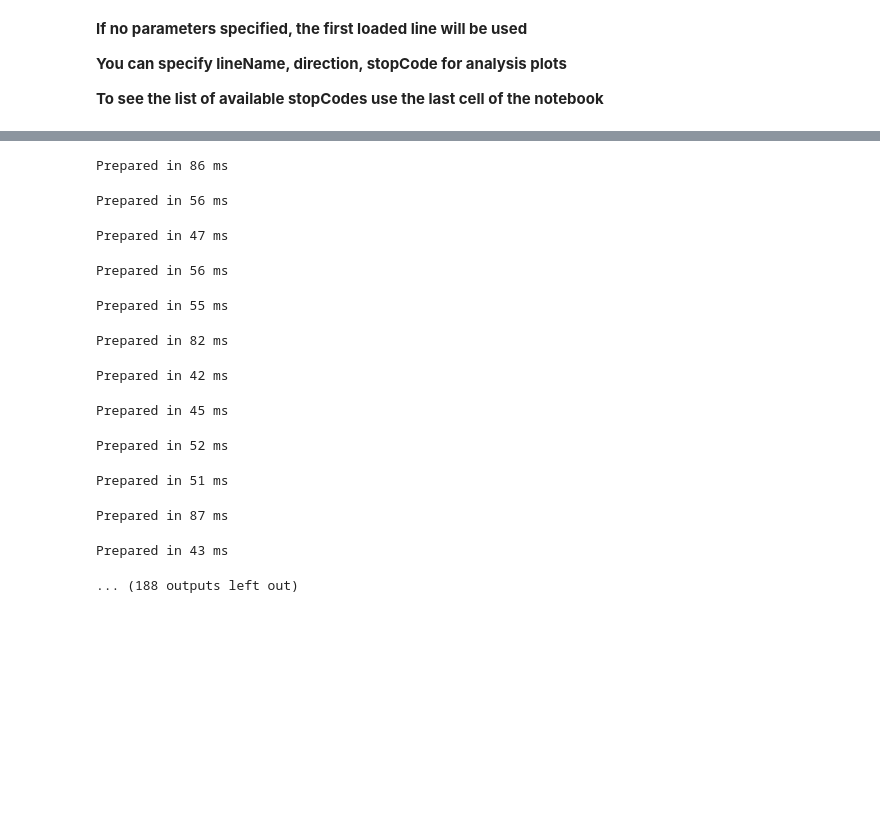
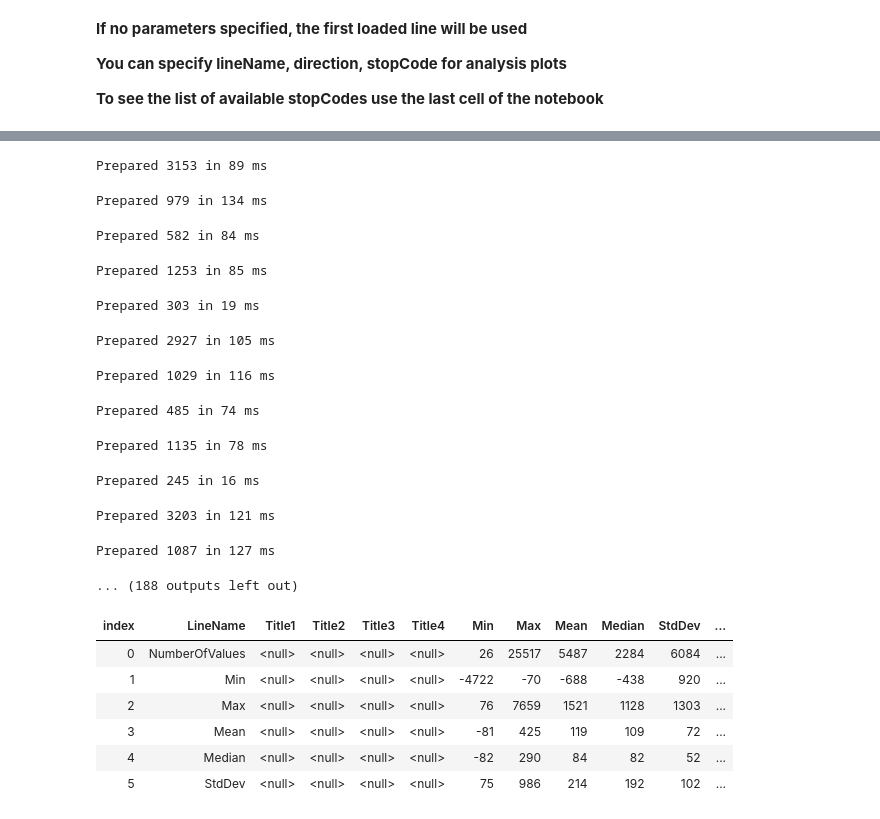
Before and after one commit to Smartrak/public-notebooks, a Jupyter notebook: Actual Arrival Analysis.ipynb, the cells around one changed output, grey strips where cells are left out. Saved outputs shown, nothing was run; the diff lists cells and outputs as text; code cells hidden in the pictures; blank space fills up the shorter version.

```diff
--- a/Actual Arrival Analysis.ipynb
+++ b/Actual Arrival Analysis.ipynb
@@ -316,21 +318,36 @@ var statsByDayOfWeek =
             }).
             Where(x => !double.IsNaN(x.Min));
         }))
-        .OrderBy(x => x.StdDev)
         .ToArray();
 
 display(statsByDayOfWeek);
 # %% [output]
-Prepared in 86 ms
+Prepared 3153 in 89 ms
-Prepared in 56 ms
+Prepared 979 in 134 ms
-Prepared in 47 ms
+Prepared 582 in 84 ms
-Prepared in 56 ms
+Prepared 1253 in 85 ms
-Prepared in 55 ms
+Prepared 303 in 19 ms
-Prepared in 82 ms
+Prepared 2927 in 105 ms
-Prepared in 42 ms
+Prepared 1029 in 116 ms
-Prepared in 45 ms
+Prepared 485 in 74 ms
-Prepared in 52 ms
+Prepared 1135 in 78 ms
-Prepared in 51 ms
+Prepared 245 in 16 ms
-Prepared in 87 ms
+Prepared 3203 in 121 ms
-Prepared in 43 ms
+Prepared 1087 in 127 ms
 ... (188 outputs left out)
+# %%
+var statsByBucketsFrame = Frame.FromRecords(statsByDayOfWeek);
+var statsOnStats =
+    new[] { "NumberOfValues", "Min", "Max", "Mean", "Median", "StdDev" }
+    .Select(x => CalcStats(statsByBucketsFrame.GetColumn<int>(x), x))
+    .ToArray();
+
+display(statsOnStats);
+# %% [output]
+| index | LineName | Title1 | Title2 | Title3 | Title4 | Min | Max | Mean | Median | StdDev | ... |
+| 0 | NumberOfValues | <null> | <null> | <null> | <null> | 26 | 25517 | 5487 | 2284 | 6084 | ... |
+| 1 | Min | <null> | <null> | <null> | <null> | -4722 | -70 | -688 | -438 | 920 | ... |
+| 2 | Max | <null> | <null> | <null> | <null> | 76 | 7659 | 1521 | 1128 | 1303 | ... |
+| 3 | Mean | <null> | <null> | <null> | <null> | -81 | 425 | 119 | 109 | 72 | ... |
+| 4 | Median | <null> | <null> | <null> | <null> | -82 | 290 | 84 | 82 | 52 | ... |
+| 5 | StdDev | <null> | <null> | <null> | <null> | 75 | 986 | 214 | 192 | 102 | ... |
```
Also changed, not shown: parts of 11 cells of this notebook.
